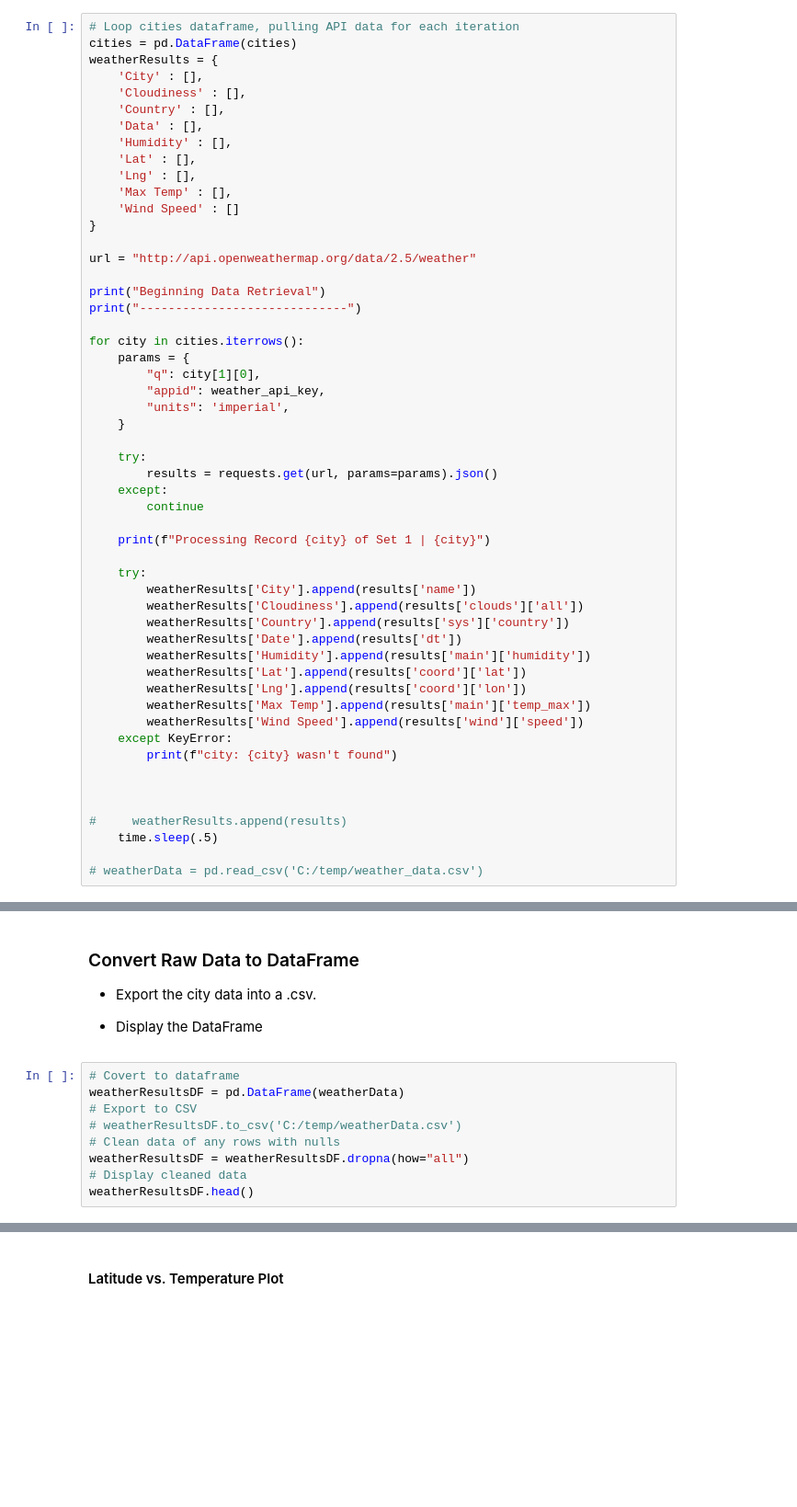
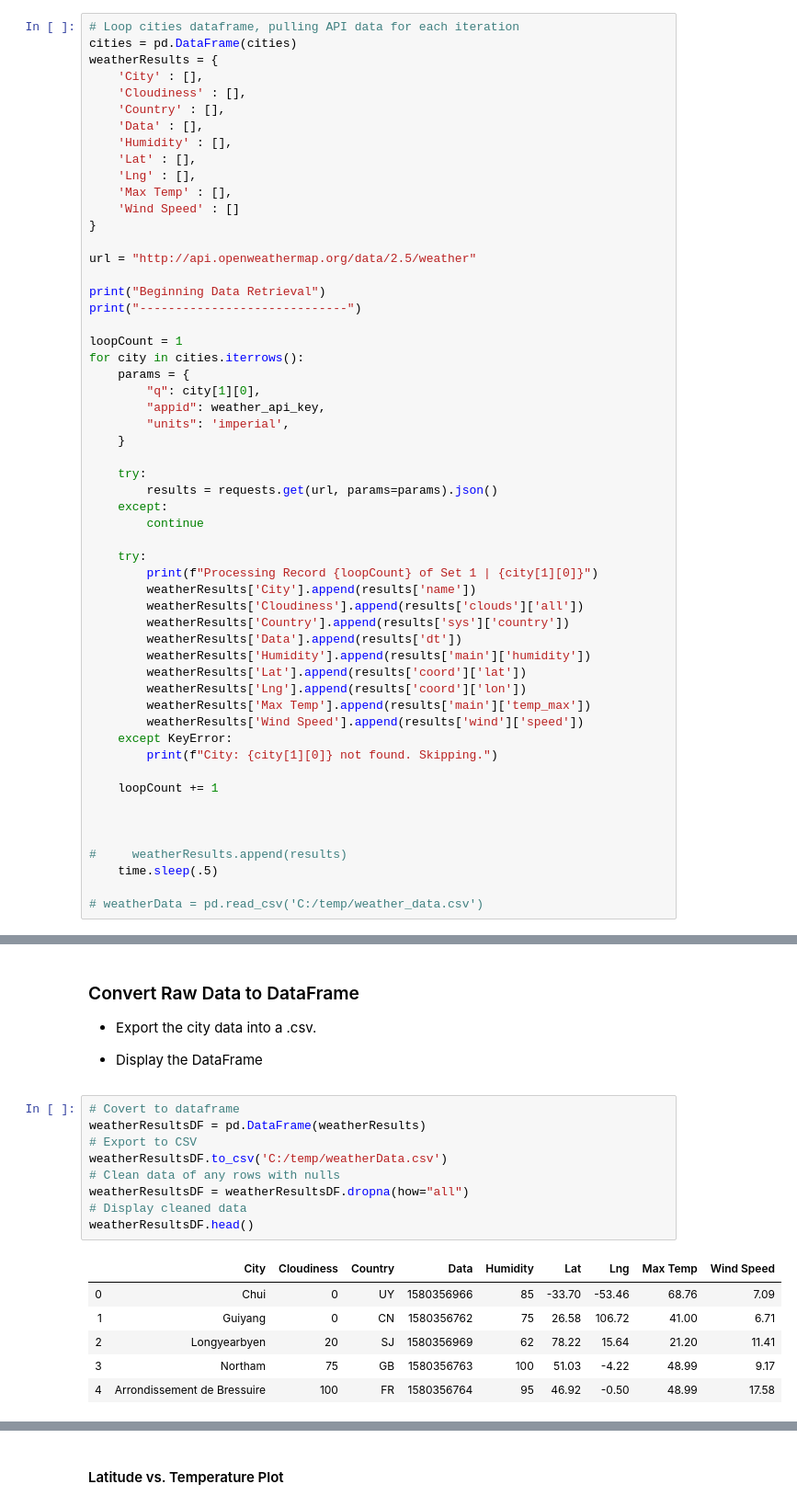
Before and after one commit to ScriptMigo/python-api-challenge, a Jupyter notebook: WeatherPy/WeatherPy.ipynb, the cells around one changed output, grey strips where cells are left out. Shown at 92% size. Drawn from its saved outputs; the diff is of its cells as text; blank space fills up the shorter version.

```diff
--- a/WeatherPy/WeatherPy.ipynb
+++ b/WeatherPy/WeatherPy.ipynb
@@ -72,6 +72,7 @@ url = "http://api.openweathermap.org/data/2.5/weather"
 print("Beginning Data Retrieval")
 print("-----------------------------")
 
+loopCount = 1
 for city in cities.iterrows():
     params = {
         "q": city[1][0],
@@ -84,20 +85,21 @@ for city in cities.iterrows():
     except:
         continue
 
-    print(f"Processing Record {city} of Set 1 | {city}")
-
     try:
+        print(f"Processing Record {loopCount} of Set 1 | {city[1][0]}")
         weatherResults['City'].append(results['name'])
         weatherResults['Cloudiness'].append(results['clouds']['all'])
         weatherResults['Country'].append(results['sys']['country'])
-        weatherResults['Date'].append(results['dt'])
+        weatherResults['Data'].append(results['dt'])
         weatherResults['Humidity'].append(results['main']['humidity'])
         weatherResults['Lat'].append(results['coord']['lat'])
         weatherResults['Lng'].append(results['coord']['lon'])
         weatherResults['Max Temp'].append(results['main']['temp_max'])
         weatherResults['Wind Speed'].append(results['wind']['speed'])
     except KeyError:
-        print(f"city: {city} wasn't found")
+        print(f"City: {city[1][0]} not found. Skipping.")
+
+    loopCount += 1
 
 
 
@@ -114,10 +132,17 @@ weatherData
 * Display the DataFrame
 # %%
 # Covert to dataframe
-weatherResultsDF = pd.DataFrame(weatherData)
+weatherResultsDF = pd.DataFrame(weatherResults)
 # Export to CSV
-# weatherResultsDF.to_csv('C:/temp/weatherData.csv')
+weatherResultsDF.to_csv('C:/temp/weatherData.csv')
 # Clean data of any rows with nulls
 weatherResultsDF = weatherResultsDF.dropna(how="all")
 # Display cleaned data
 weatherResultsDF.head()
+# %% [output]
+|  | City | Cloudiness | Country | Data | Humidity | Lat | Lng | Max Temp | Wind Speed |
+| 0 | Chui | 0 | UY | 1580356966 | 85 | -33.70 | -53.46 | 68.76 | 7.09 |
+| 1 | Guiyang | 0 | CN | 1580356762 | 75 | 26.58 | 106.72 | 41.00 | 6.71 |
+| 2 | Longyearbyen | 20 | SJ | 1580356969 | 62 | 78.22 | 15.64 | 21.20 | 11.41 |
+| 3 | Northam | 75 | GB | 1580356763 | 100 | 51.03 | -4.22 | 48.99 | 9.17 |
+| 4 | Arrondissement de Bressuire | 100 | FR | 1580356764 | 95 | 46.92 | -0.50 | 48.99 | 17.58 |
```
Also changed, not shown: parts of 15 cells of this notebook, 12 other files.
